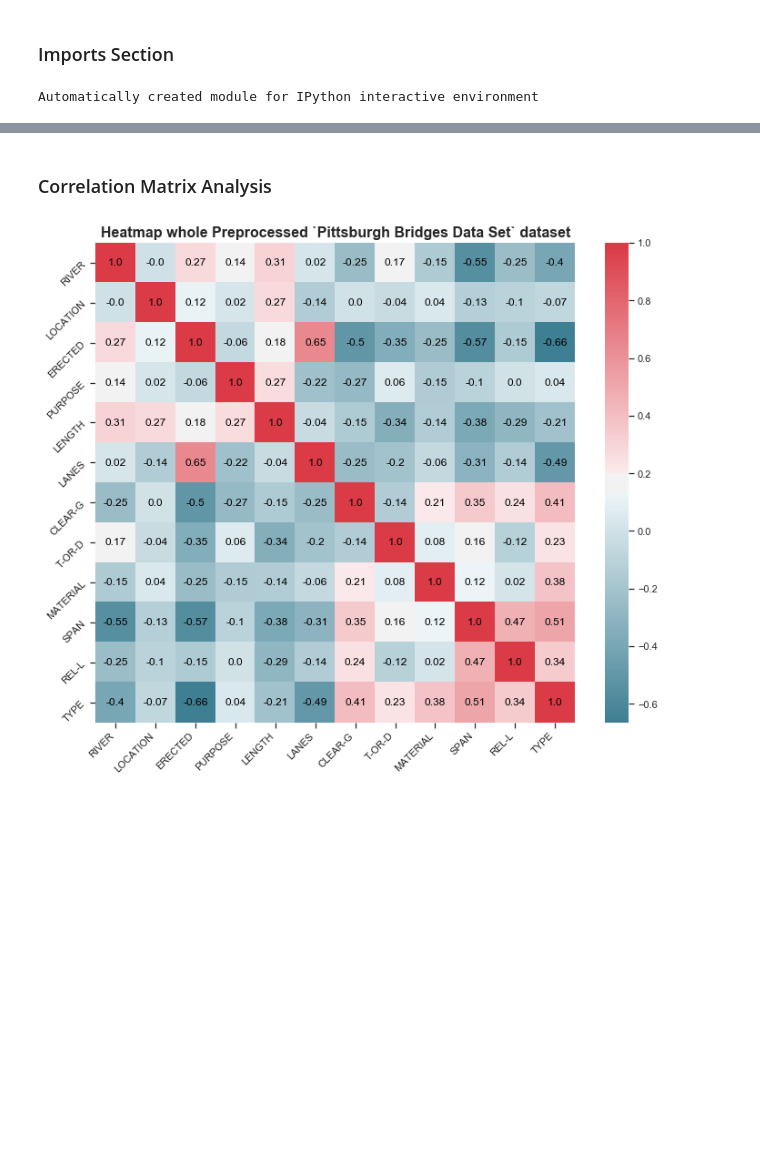
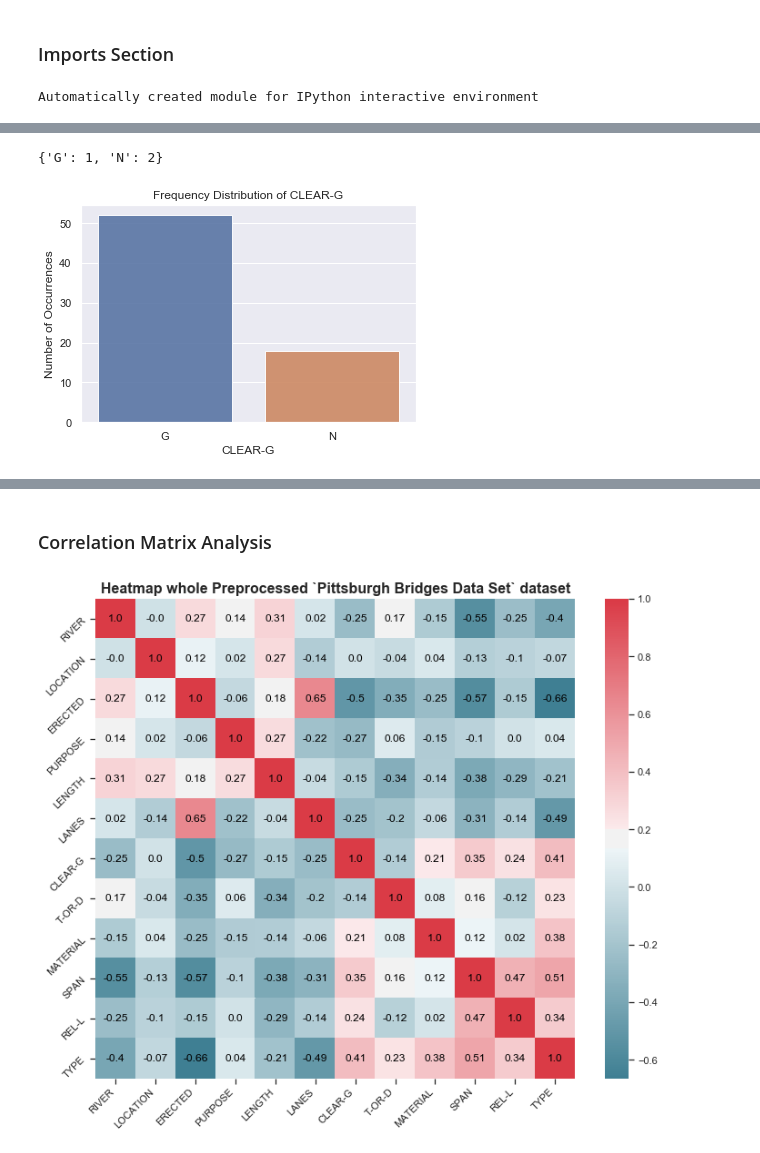
Before and after one commit to franec94/Pittsburgh-Bridge-Dataset, a Jupyter notebook: pittsburgh-bridges-data-set-analysis/Data Space Report -Testing - Pie Charts-compact.ipynb, the cells around one changed output, grey strips where cells are left out. Cells and saved outputs as stored; diff of their text form; code cells hidden in the pictures; blank space fills up the shorter version.

```diff
--- a/pittsburgh-bridges-data-set-analysis/Data Space Report -Testing - Pie Charts-compact.ipynb
+++ b/pittsburgh-bridges-data-set-analysis/Data Space Report -Testing - Pie Charts-compact.ipynb
@@ -112,5 +133,8 @@ columns_2_avoid = ['ERECTED', 'LENGTH', 'LOCATION']
 # %%
 # show_frequency_distribution_predictors(dataset, columns_2_avoid)
-# show_frequency_distribution_predictor(dataset, predictor_name='CLEAR-G', columns_2_avoid=columns_2_avoid)
+show_frequency_distribution_predictor(dataset, predictor_name='CLEAR-G', columns_2_avoid=columns_2_avoid, features_vs_values=feature_vs_values)
+# %% [output]
+{'G': 1, 'N': 2}
+[figure, added]
 # %%
 # show_frequency_distribution_predictors(dataset, columns_2_avoid)
```
Also changed, not shown: parts of 7 cells of this notebook, 4 other files.
